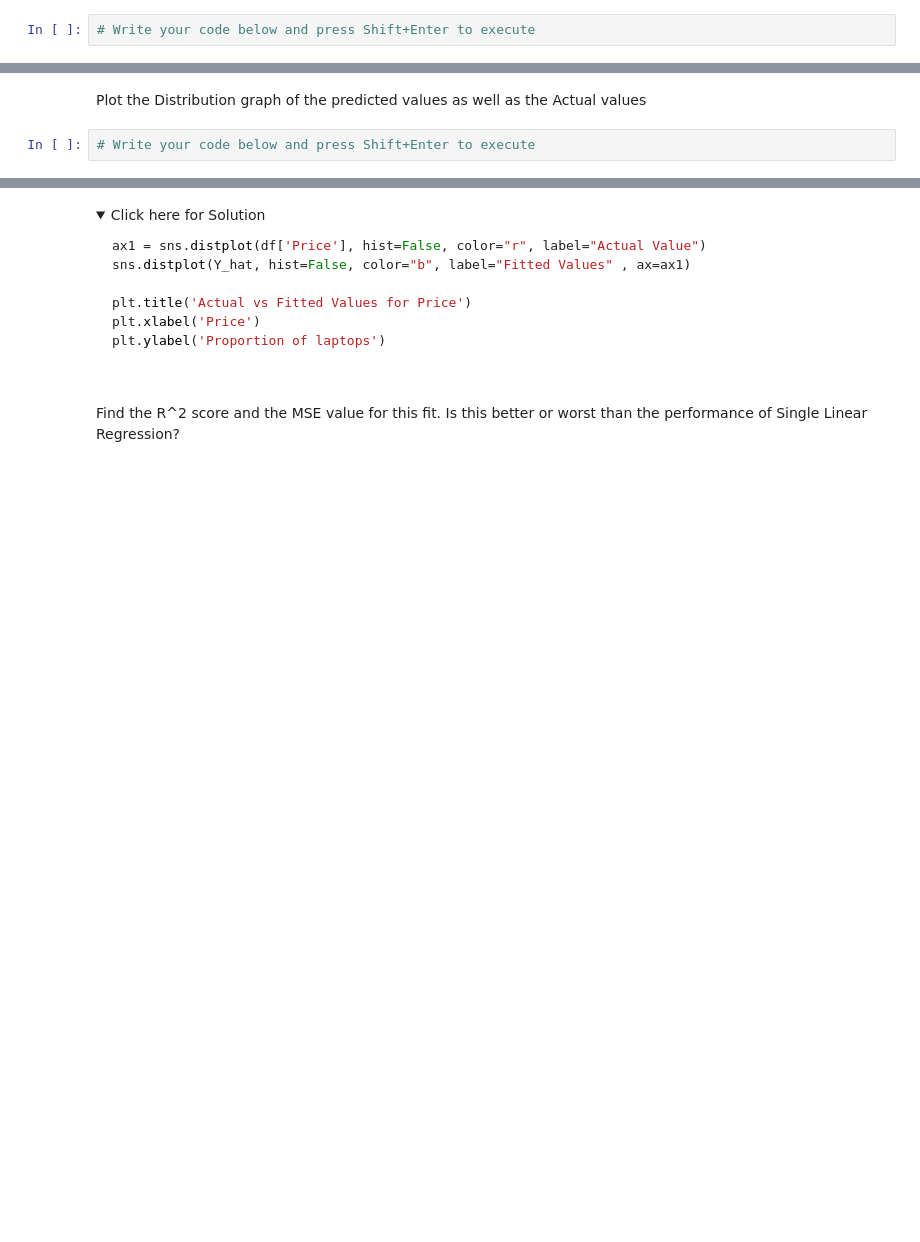
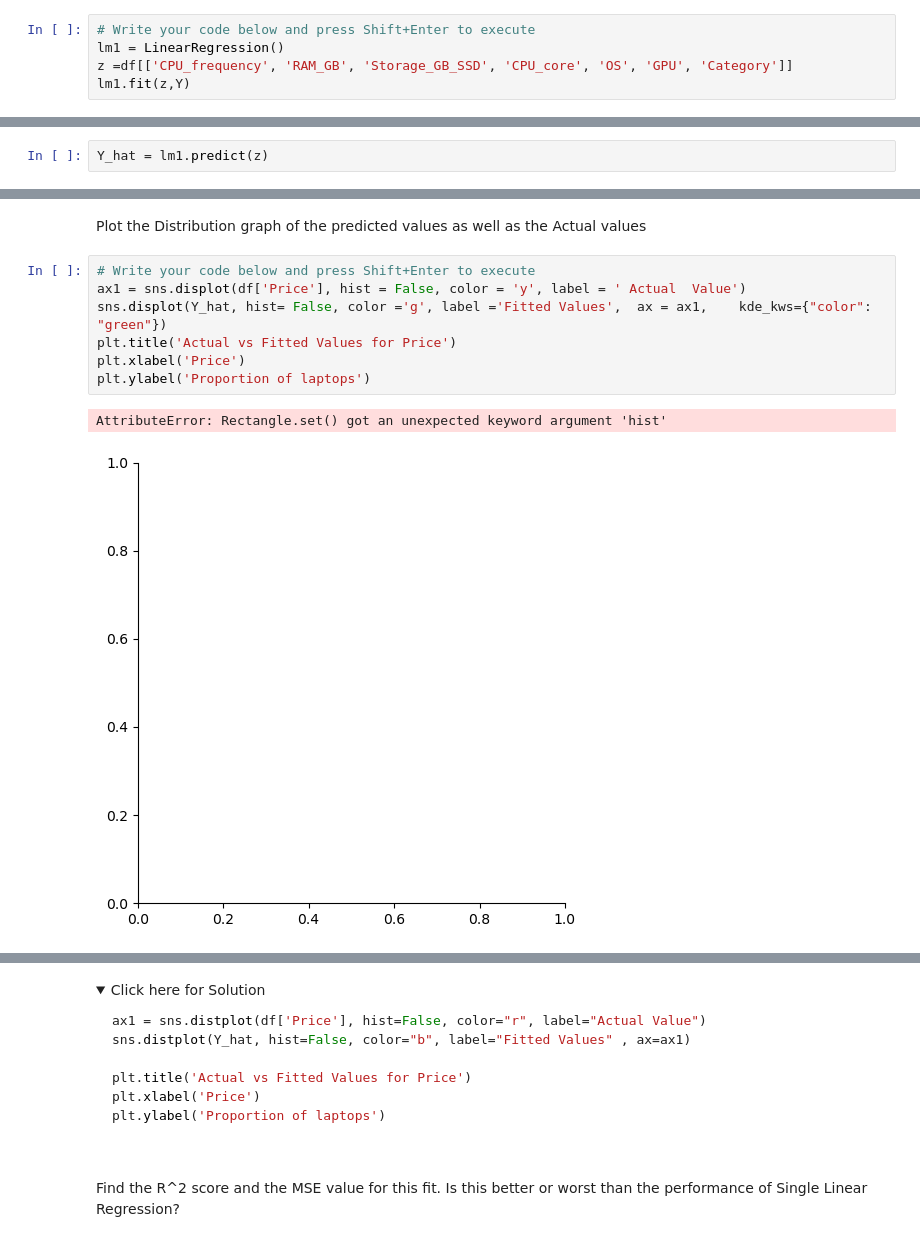
Before and after one commit to BulentKaradeniz/Coursera_HandsOn, a Jupyter notebook: practice_model_development_laptops.jupyterlite.ipynb, the cells around one changed output, grey strips where cells are left out. Cells and saved outputs as stored; diff of their text form; folded sections open; blank space fills up the shorter version.

```diff
--- a/practice_model_development_laptops.jupyterlite.ipynb
+++ b/practice_model_development_laptops.jupyterlite.ipynb
@@ -213,3 +213,6 @@ print('The mean square error of price and predicted value is: ', mse_slr)
 The parameters which have a low enough p-value so as to indicate strong relationship with the 'Price' value are 'CPU_frequency', 'RAM_GB', 'Storage_GB_SSD', 'CPU_core', 'OS', 'GPU' and 'Category'. Use all these variables to create a Multiple Linear Regression system.
 # %%
 # Write your code below and press Shift+Enter to execute
+lm1 = LinearRegression()
+z =df[['CPU_frequency', 'RAM_GB', 'Storage_GB_SSD', 'CPU_core', 'OS', 'GPU', 'Category']]
+lm1.fit(z,Y)
@@ -216,3 +221,5 @@ The parameters which have a low enough p-value so as to indicate strong relation
+# %%
+Y_hat = lm1.predict(z)
 # %% [markdown]
 <details>
     <summary>Click here for Solution</summary>
@@ -228,4 +255,12 @@ Y_hat = lm1.predict(Z)
 # %% [markdown]
 Plot the Distribution graph of the predicted values as well as the Actual values
-# %%
-# Write your code below and press Shift+Enter to execute
+# %%
+# Write your code below and press Shift+Enter to execute
+ax1 = sns.displot(df['Price'], hist = False, color = 'y', label = ' Actual  Value')
+sns.displot(Y_hat, hist= False, color ='g', label ='Fitted Values',  ax = ax1,    kde_kws={"color": "green"})
+plt.title('Actual vs Fitted Values for Price')
+plt.xlabel('Price')
+plt.ylabel('Proportion of laptops')
+# %% [output]
+AttributeError: Rectangle.set() got an unexpected keyword argument 'hist'
+[figure, added]
```
Also changed, not shown: parts of 5 cells of this notebook.
